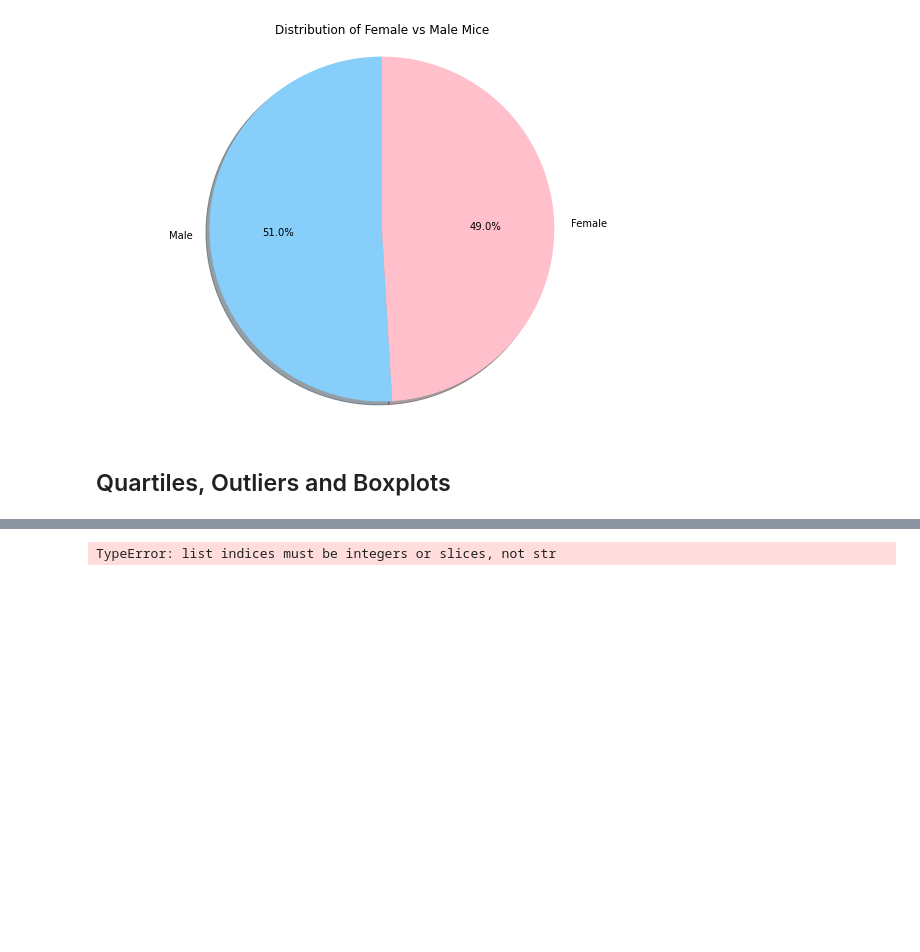
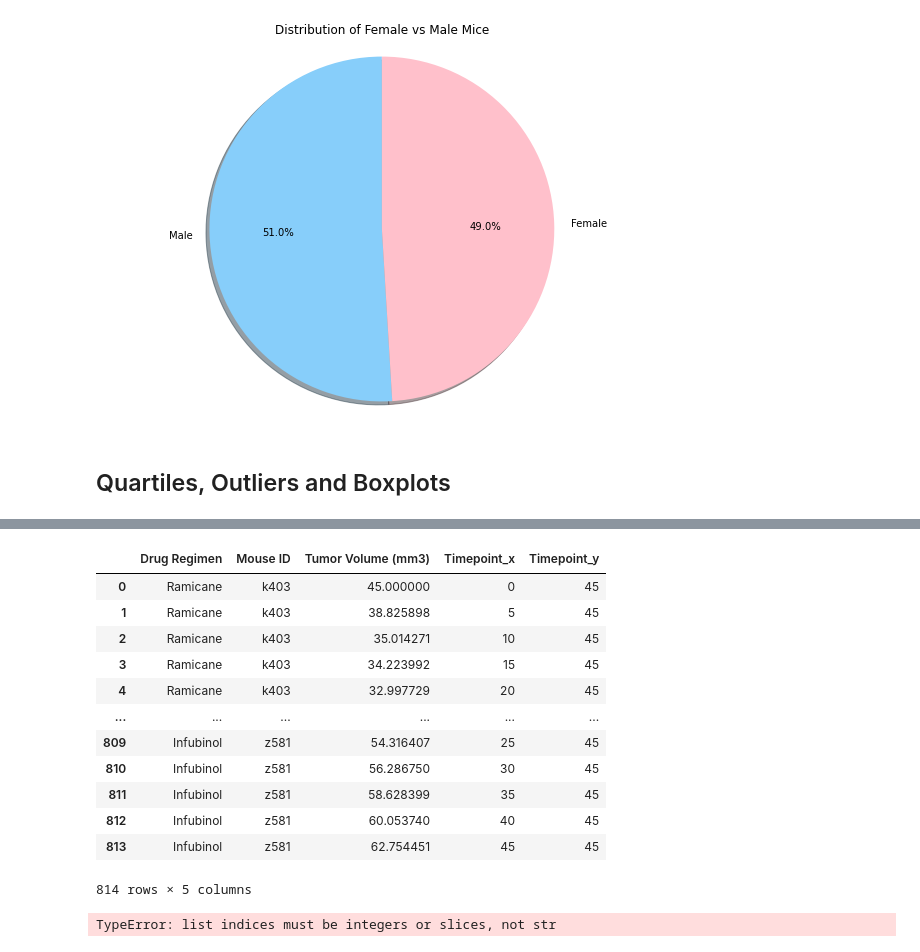
Before and after one commit to cmcoder9/Matplotlib-Homework, a Jupyter notebook: pymaceuticals_starter-checkpoint.ipynb, the cells around one changed output, grey strips where cells are left out. Saved outputs shown, nothing was run; the diff lists cells and outputs as text; code cells hidden in the pictures; blank space fills up the shorter version.

```diff
--- a/pymaceuticals_starter-checkpoint.ipynb
+++ b/pymaceuticals_starter-checkpoint.ipynb
@@ -287,0 +279,4 @@ last_timepoint_df
+# %%
+# Start by getting the last (greatest) timepoint for each mouse
+last_timepoint_df =reduced_mouse_data_df.groupby("Mouse ID").max()["Timepoint"]
+last_timepoint_df
@@ -287,0 +297,8 @@ last_timepoint_df
+# %%
+# Assemble the resulting series into a single summary dataframe.
+
+drug_selection_filter_df= reduced_mouse_data_df["Drug Regimen"].isin(["Capomulin", "Ramicane", "Infubinol", "Ceftamin"])
+
+# displaying data with both filter applied and mandatory
+applied_drug_selection_filter_df= reduced_mouse_data_df[drug_selection_filter_df]
+applied_drug_selection_filter_df
@@ -288,3 +319,21 @@ last_timepoint_df
+# %%
+# Merge this group df with the original dataframe to get the tumor volume at the last timepoint
+treatment_regimens_df= pd.merge(applied_drug_selection_filter_df, last_timepoint_df, how="inner", on="Mouse ID",)
+treatment_regimens_df
+# %% [output]
+|  | Drug Regimen | Mouse ID | Tumor Volume (mm3) | Timepoint_x | Timepoint_y |
+| 0 | Ramicane | k403 | 45.000000 | 0 | 45 |
+| 1 | Ramicane | k403 | 38.825898 | 5 | 45 |
+| 2 | Ramicane | k403 | 35.014271 | 10 | 45 |
+| 3 | Ramicane | k403 | 34.223992 | 15 | 45 |
+| 4 | Ramicane | k403 | 32.997729 | 20 | 45 |
+| ... | ... | ... | ... | ... | ... |
+| 809 | Infubinol | z581 | 54.316407 | 25 | 45 |
+| 810 | Infubinol | z581 | 56.286750 | 30 | 45 |
+| 811 | Infubinol | z581 | 58.628399 | 35 | 45 |
+| 812 | Infubinol | z581 | 60.053740 | 40 | 45 |
+| 813 | Infubinol | z581 | 62.754451 | 45 | 45 |
+814 rows × 5 columns
 # %%
 # Put treatments into a list for for loop (and later for plot labels)
 treatments =["Capomulin", "Ramicane", "Infubinol", "Ceftamin"]
```
Also changed, not shown: parts of 5 cells of this notebook.
